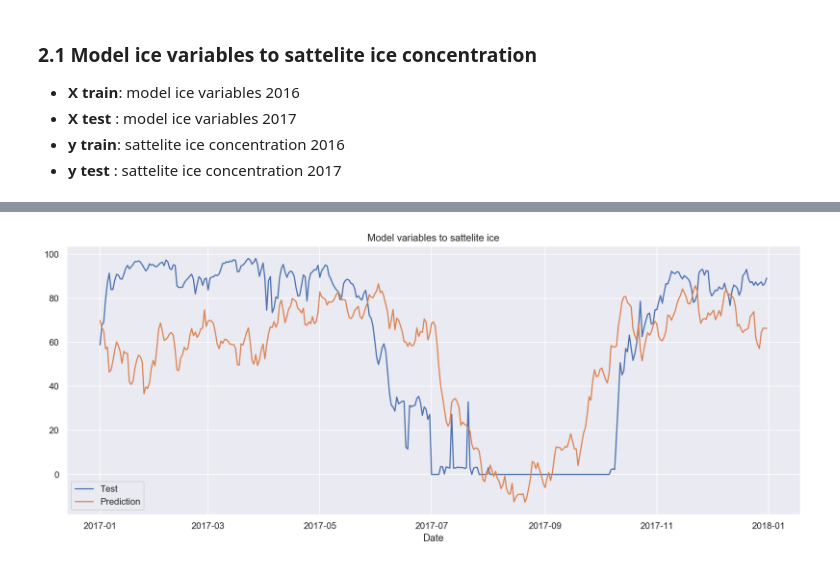
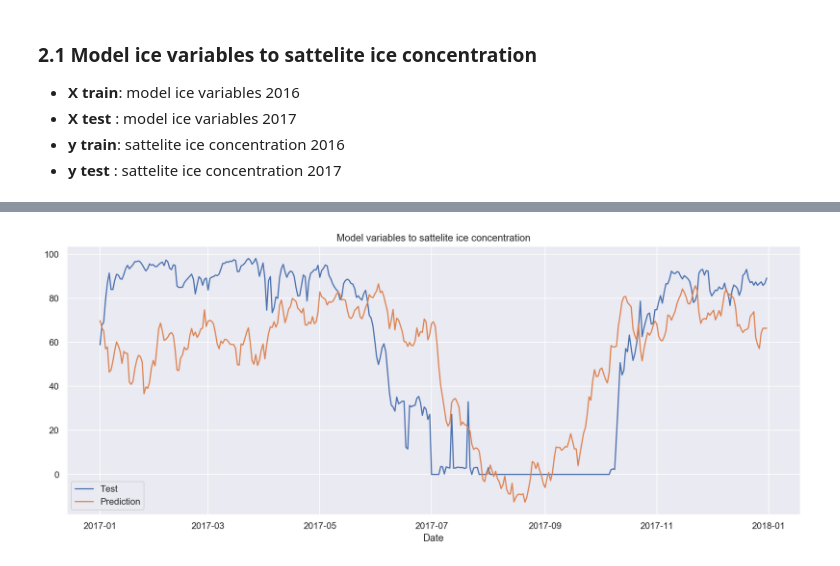
Before and after one commit to idrigo/arctic_ddmodeling, a Jupyter notebook: regression.ipynb, the cells around one changed output, grey strips where cells are left out. Saved outputs shown, nothing was run; the diff lists cells and outputs as text; code cells hidden in the pictures.

```diff
--- a/regression.ipynb
+++ b/regression.ipynb
@@ -106,10 +116,10 @@ fitter_model.lineplot('Ice variables to sattelite ice')
 # %%
 # initialize the regression instance
 fitter_model = Fitter(train=ds_train, test = ds_test,
                      y_test=y_test, y_train=y_train)
 
 fitter_model.define_target(target_var, model_var_list)
 fitter_model.linear_regression_prediction()
-fitter_model.lineplot('Model variables to sattelite ice')
+fitter_model.lineplot('Model variables to sattelite ice concentration')
 # %% [output]
-[figure, old version]
+[figure, new version]
```
Also changed, not shown: parts of 3 cells of this notebook.
